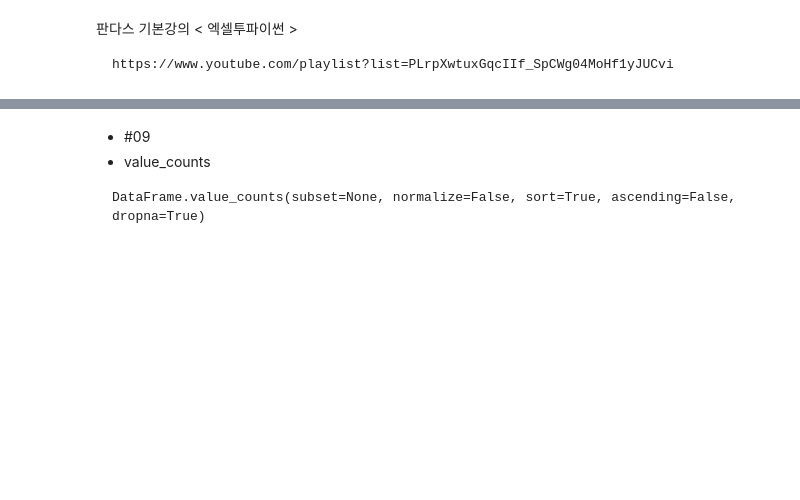
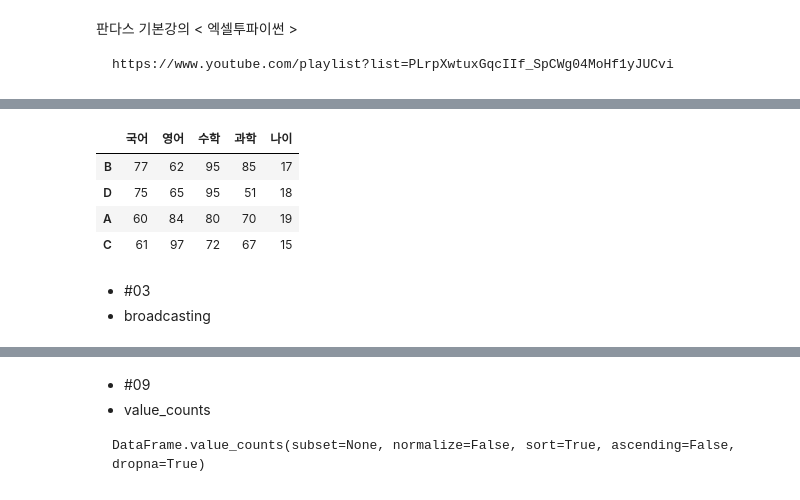
Before and after one commit to csw180/romanticpy, a Jupyter notebook: basic_pandas.ipynb, the cells around one changed output, grey strips where cells are left out. Drawn from its saved outputs; the diff is of its cells as text; code cells hidden in the pictures; blank space fills up the shorter version.

```diff
--- a/basic_pandas.ipynb
+++ b/basic_pandas.ipynb
@@ -5,0 +138,15 @@ https://www.youtube.com/playlist?list=PLrpXwtuxGqcIIf_SpCWg04MoHf1yJUCvi
+# %%
+df.sort_values("국어")
+df.sort_values("영어",ascending=False) # 내림차순
+df.sort_values(["수학","영어"],ascending=False)
+df.sort_values(["수학","나이"],ascending=[False,True])
+df.sort_values(["수학","나이"],ascending=[0,1])  #위와동일
+# %% [output]
+|  | 국어 | 영어 | 수학 | 과학 | 나이 |
+| B | 77 | 62 | 95 | 85 | 17 |
+| D | 75 | 65 | 95 | 51 | 18 |
+| A | 60 | 84 | 80 | 70 | 19 |
+| C | 61 | 97 | 72 | 67 | 15 |
+# %% [markdown]
+* #03
+* broadcasting
```
Also changed, not shown: parts of 28 cells of this notebook, 18 other files.
